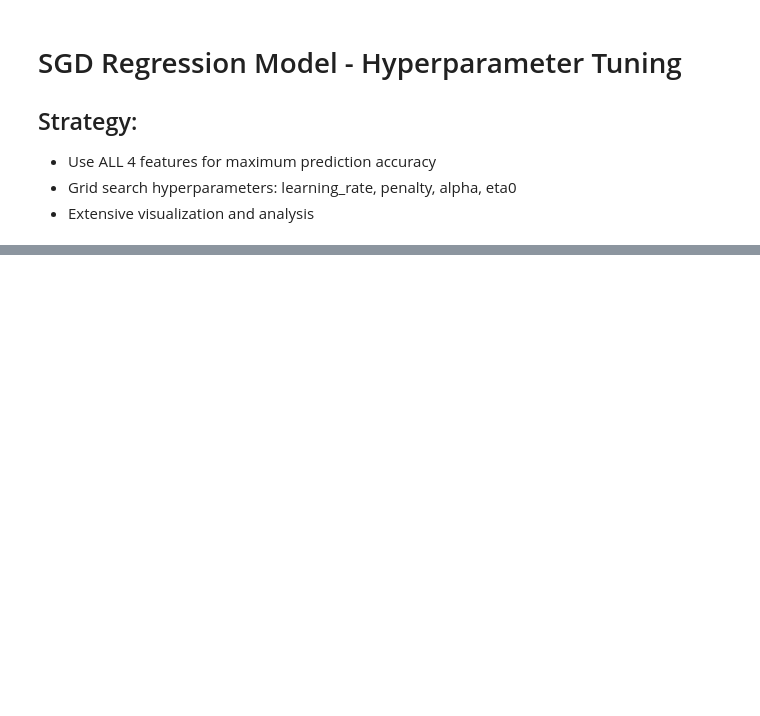
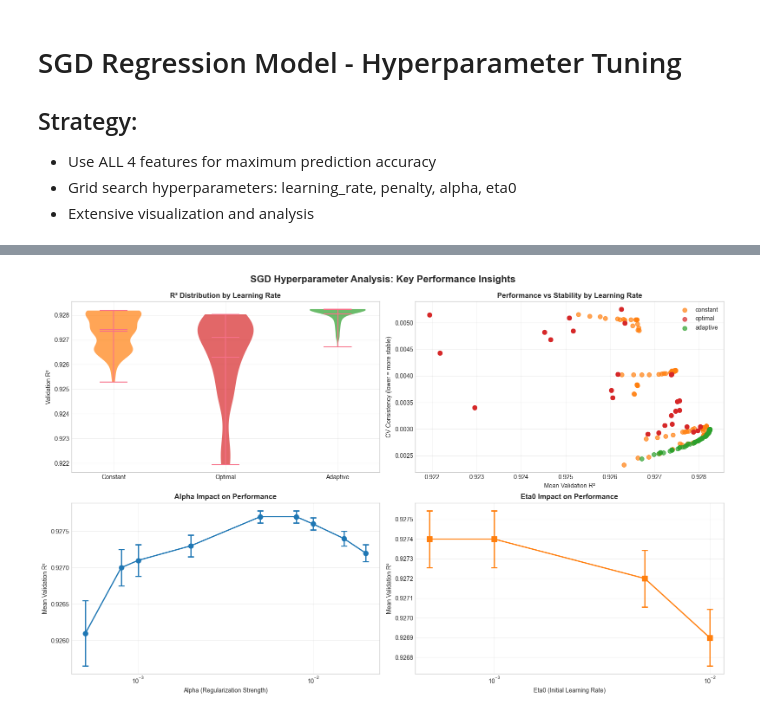
Before and after one commit to RomanHauksson/cs4372-linear-regression-analysis, a Jupyter notebook: src/SGD.ipynb, the cells around one changed output, grey strips where cells are left out. Drawn from its saved outputs; the diff is of its cells as text; code cells hidden in the pictures; blank space fills up the shorter version.

```diff
--- a/src/SGD.ipynb
+++ b/src/SGD.ipynb
@@ -504,0 +318,94 @@ Generating parameter interaction visualizations...
+# %%
+# ENHANCED PERFORMANCE VISUALIZATIONS
+print("Generating enhanced performance visualizations...")
+
+fig, axes = plt.subplots(2, 2, figsize=(16, 10))
+
+# Plot 1: R² distribution by learning rate (violin plots)
+lr_data = {}
+for lr in ['constant', 'optimal', 'adaptive']:
+    lr_data[lr] = results_df[results_df['param_learning_rate'] == lr]['mean_test_r2'].values
+
+ax1 = axes[0,0]
+positions = [1, 2, 3]
+parts = ax1.violinplot([lr_data['constant'], lr_data['optimal'], lr_data['adaptive']],
+                       positions=positions, showmeans=True, showmedians=True)
+
+# Color code the violins
+colors = ['#ff7f0e', '#d62728', '#2ca02c']  # orange, red, green
+for i, pc in enumerate(parts['bodies']):
+    pc.set_facecolor(colors[i])
+    pc.set_alpha(0.7)
+
+ax1.set_xticks(positions)
+ax1.set_xticklabels(['Constant', 'Optimal', 'Adaptive'])
+ax1.set_title('R² Distribution by Learning Rate', fontweight='bold')
+ax1.set_ylabel('Validation R²')
+ax1.grid(True, alpha=0.3)
+
+# Plot 2: Performance vs Stability - COLOR CODED BY LEARNING RATE
+ax2 = axes[0,1]
+lr_colors = {'constant': '#ff7f0e', 'optimal': '#d62728', 'adaptive': '#2ca02c'}
+
+for lr in ['constant', 'optimal', 'adaptive']:
+    mask = results_df['param_learning_rate'] == lr
+    ax2.scatter(results_df[mask]['mean_test_r2'],
+                results_df[mask]['r2_cv_consistency'],
+                label=lr, alpha=0.7, s=50, color=lr_colors[lr])
+
+ax2.set_xlabel('Mean Validation R²')
+ax2.set_ylabel('CV Consistency (lower = more stable)')
+ax2.set_title('Performance vs Stability by Learning Rate', fontweight='bold')
+ax2.legend()
+ax2.grid(True, alpha=0.3)
+
+# Plot 3: Alpha impact with error bars
+ax3 = axes[1,0]
+alpha_performance = results_df.groupby('param_alpha').agg({
+    'mean_test_r2': ['mean', 'std', 'count']
+}).round(4)
+
+alphas = alpha_performance.index
+r2_means = alpha_performance[('mean_test_r2', 'mean')]
+r2_stds = alpha_performance[('mean_test_r2', 'std')]
+r2_counts = alpha_performance[('mean_test_r2', 'count')]
+
+# Calculate standard error
+r2_se = r2_stds / np.sqrt(r2_counts)
+
+ax3.errorbar(alphas, r2_means, yerr=r2_se, marker='o', capsize=5, capthick=2,
+             linewidth=2, markersize=8, color='#1f77b4')
+ax3.set_xlabel('Alpha (Regularization Strength)')
+ax3.set_ylabel('Mean Validation R²')
+ax3.set_title('Alpha Impact on Performance', fontweight='bold')
+ax3.set_xscale('log')
+ax3.grid(True, alpha=0.3)
+
+# Plot 4: Eta0 impact with error bars
+ax4 = axes[1,1]
+eta0_performance = results_df.groupby('param_eta0').agg({
+    'mean_test_r2': ['mean', 'std', 'count']
+}).round(4)
+
+eta0s = eta0_performance.index
+eta0_r2_means = eta0_performance[('mean_test_r2', 'mean')]
+eta0_r2_stds = eta0_performance[('mean_test_r2', 'std')]
+eta0_r2_counts = eta0_performance[('mean_test_r2', 'count')]
+
+# Calculate standard error
+eta0_r2_se = eta0_r2_stds / np.sqrt(eta0_r2_counts)
+
+ax4.errorbar(eta0s, eta0_r2_means, yerr=eta0_r2_se, marker='s', capsize=5, capthick=2,
+             linewidth=2, markersize=8, color='#ff7f0e')
+ax4.set_xlabel('Eta0 (Initial Learning Rate)')
+ax4.set_ylabel('Mean Validation R²')
+ax4.set_title('Eta0 Impact on Performance', fontweight='bold')
+ax4.set_xscale('log')
+ax4.grid(True, alpha=0.3)
+
+plt.tight_layout()
+plt.suptitle('SGD Hyperparameter Analysis: Key Performance Insights',
+             fontsize=16, fontweight='bold', y=0.98)
+plt.subplots_adjust(top=0.92)
+plt.show()
+# %% [output]
@@ -504,0 +413 @@ Generating parameter interaction visualizations...
+[figure, added]
```
Also changed, not shown: parts of 13 cells of this notebook.
